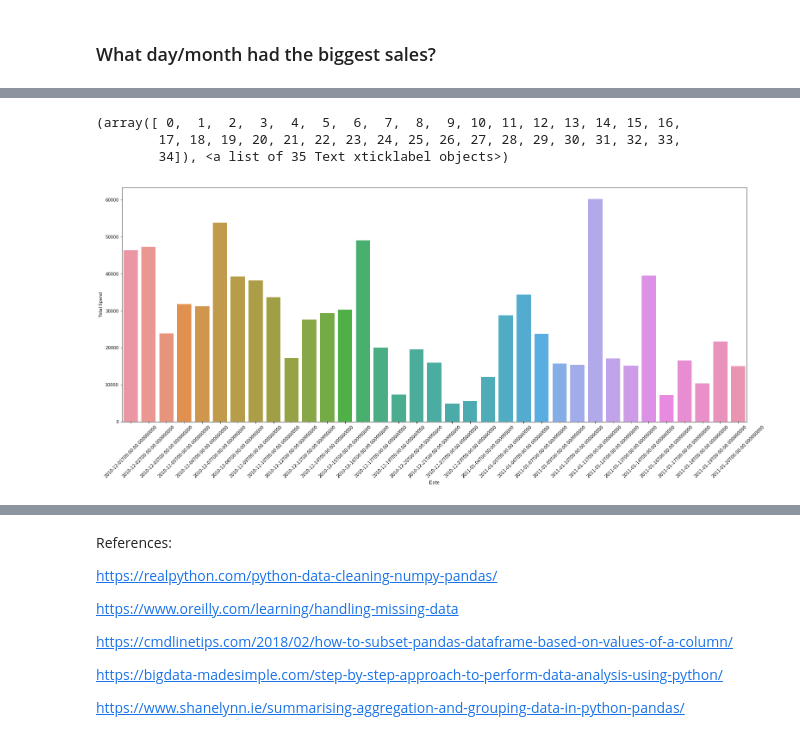
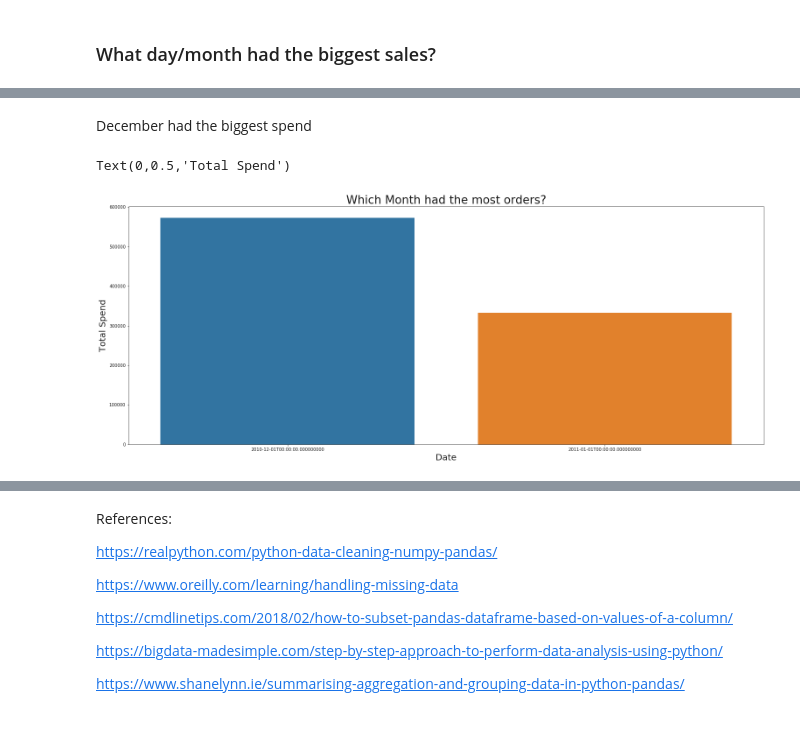
Before and after one commit to RitRa/Programming-Project-Dec-2018, a Jupyter notebook: Online Retail Data - Project 2018.ipynb, the cells around one changed output, grey strips where cells are left out. Drawn from its saved outputs; the diff is of its cells as text; code cells hidden in the pictures.

```diff
--- a/Online Retail Data - Project 2018.ipynb
+++ b/Online Retail Data - Project 2018.ipynb
@@ -388,11 +347,23 @@ bestday.head(10)
-# %%
-%matplotlib inline
-plt.figure(figsize=(26, 10))
-
-plot = sns.barplot(x='Date',y='Total Spend', data=bestday)
-plt.xticks(rotation=45)
-# %% [output]
-(array([ 0,  1,  2,  3,  4,  5,  6,  7,  8,  9, 10, 11, 12, 13, 14, 15, 16,
-        17, 18, 19, 20, 21, 22, 23, 24, 25, 26, 27, 28, 29, 30, 31, 32, 33,
-        34]), <a list of 35 Text xticklabel objects>)
-[figure, removed]
+# %% [markdown]
+December had the biggest spend
+# %%
+bestmonth = df.groupby('Month', as_index=False).agg(
+    { "Total Spend": "sum", "Quantity":"sum", "InvoiceNo":"count"}).sort_values('Month', ascending=True)
+bestmonth.rename(columns={'Month':'Month', "Total Spend": "Total Spend", 'Quantity':'Quantity', "InvoiceNo":"Frequency"}, inplace=True)
+bestmonth.head(10)
+
+%matplotlib inline
+plt.figure(figsize=(26, 10))
+
+
+plot = sns.barplot(x='Month',y='Total Spend', label="Total Spend" , data=bestmonth)
+
+plot.set_title('Which Month had the most orders?',fontsize=26)
+plot.set_xlabel('Date',fontsize=20)
+plot.set_ylabel('Total Spend',fontsize=20)
+
+# Add a legend and informative axis label
+#plot.legend(ncol=2, loc="lower right", frameon=True)
+# %% [output]
+Text(0,0.5,'Total Spend')
+[figure, added]
```
Also changed, not shown: parts of 13 cells of this notebook.
